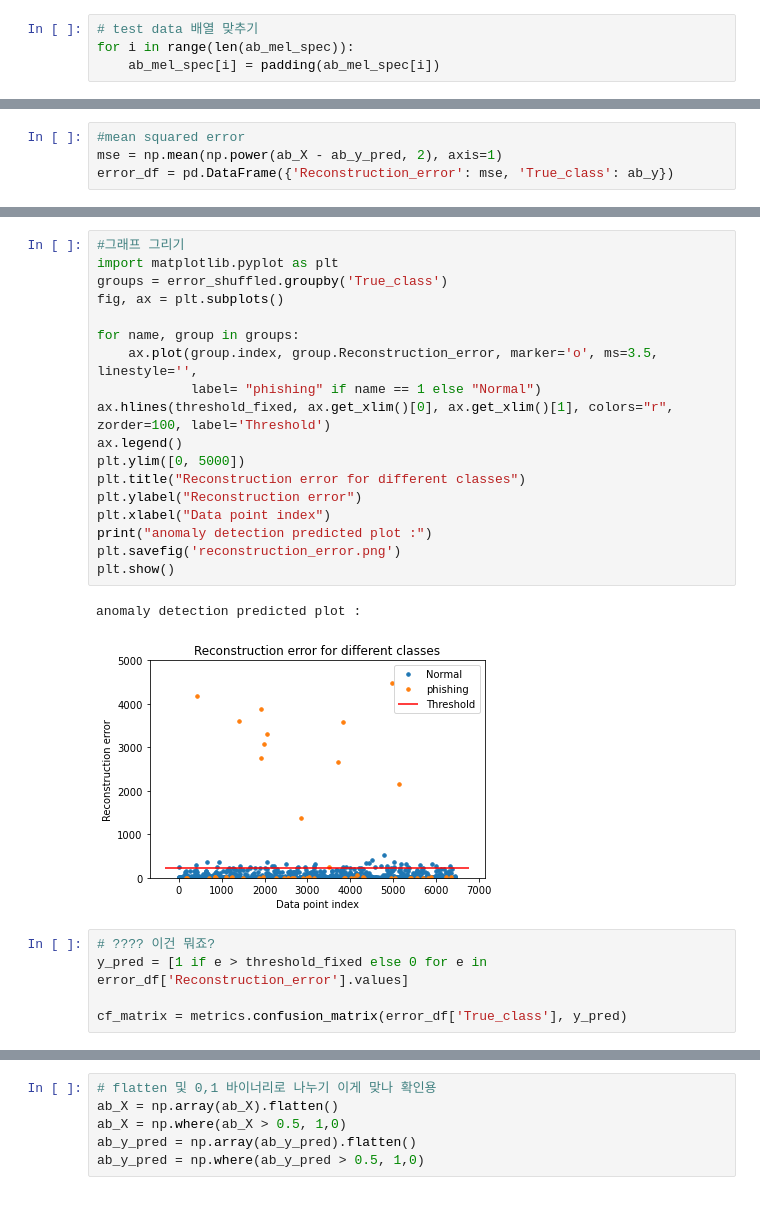
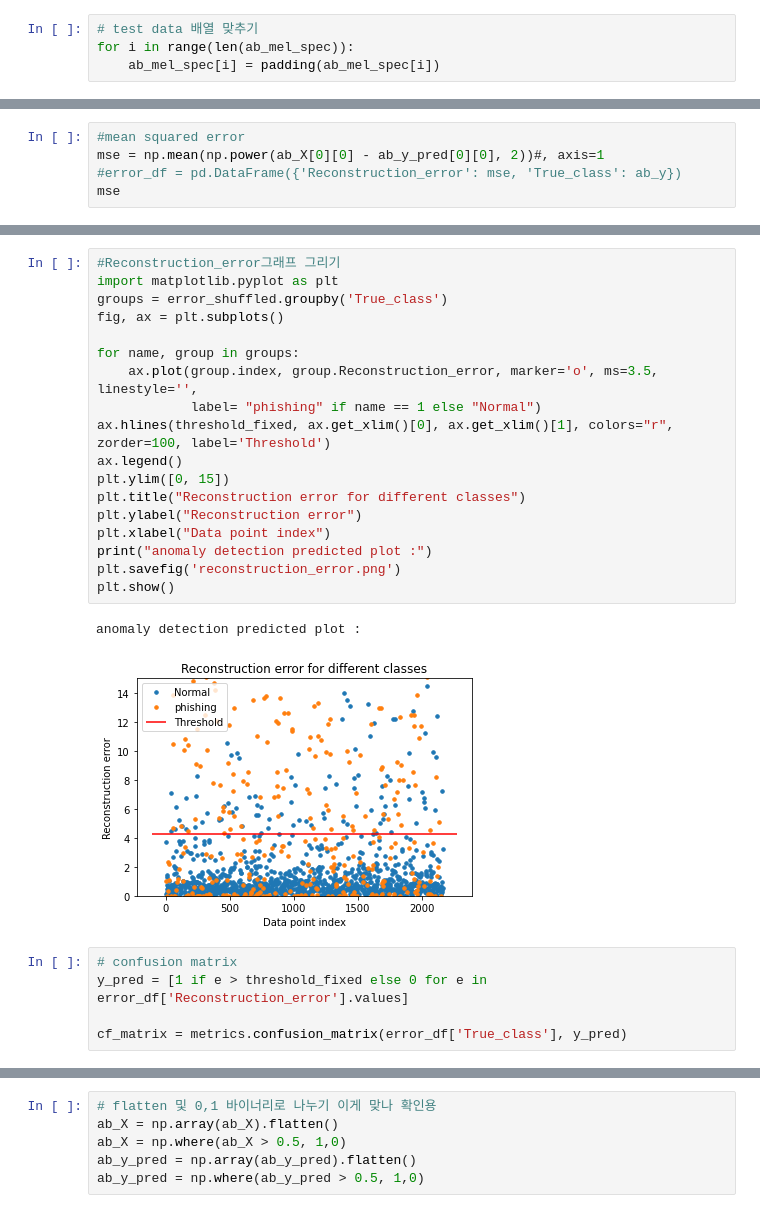
Before and after one commit to evali16/WatchMan_ipynb_ver, a Jupyter notebook: CSV로 라벨링 데이터 Mel-Spectrogram.ipynb, the cells around one changed output, grey strips where cells are left out. Drawn from its saved outputs; the diff is of its cells as text.

```diff
--- a/CSV로 라벨링 데이터 Mel-Spectrogram.ipynb
+++ b/CSV로 라벨링 데이터 Mel-Spectrogram.ipynb
@@ -482,4 +367,5 @@ ab_y = ab_y.flatten()
 # %%
 #mean squared error
-mse = np.mean(np.power(ab_X - ab_y_pred, 2), axis=1)
-error_df = pd.DataFrame({'Reconstruction_error': mse, 'True_class': ab_y})
+mse = np.mean(np.power(ab_X[0][0] - ab_y_pred[0][0], 2))#, axis=1
+#error_df = pd.DataFrame({'Reconstruction_error': mse, 'True_class': ab_y})
+mse
@@ -542,26 +428,26 @@ print(threshold_fixed)
 # %%
-#그래프 그리기
+#Reconstruction_error그래프 그리기
 import matplotlib.pyplot as plt
 groups = error_shuffled.groupby('True_class')
 fig, ax = plt.subplots()
 
 for name, group in groups:
     ax.plot(group.index, group.Reconstruction_error, marker='o', ms=3.5, linestyle='',
             label= "phishing" if name == 1 else "Normal")
 ax.hlines(threshold_fixed, ax.get_xlim()[0], ax.get_xlim()[1], colors="r", zorder=100, label='Threshold')
 ax.legend()
-plt.ylim([0, 5000])
+plt.ylim([0, 15])
 plt.title("Reconstruction error for different classes")
 plt.ylabel("Reconstruction error")
 plt.xlabel("Data point index")
 print("anomaly detection predicted plot :")
 plt.savefig('reconstruction_error.png')
 plt.show()
 # %% [output]
 anomaly detection predicted plot :
-[figure, old version]
+[figure, new version]
 # %%
-# ???? 이건 뭐죠?
+# confusion matrix
 y_pred = [1 if e > threshold_fixed else 0 for e in error_df['Reconstruction_error'].values]
 
 cf_matrix = metrics.confusion_matrix(error_df['True_class'], y_pred)
```
Also changed, not shown: parts of 45 cells of this notebook, 1 other file.
